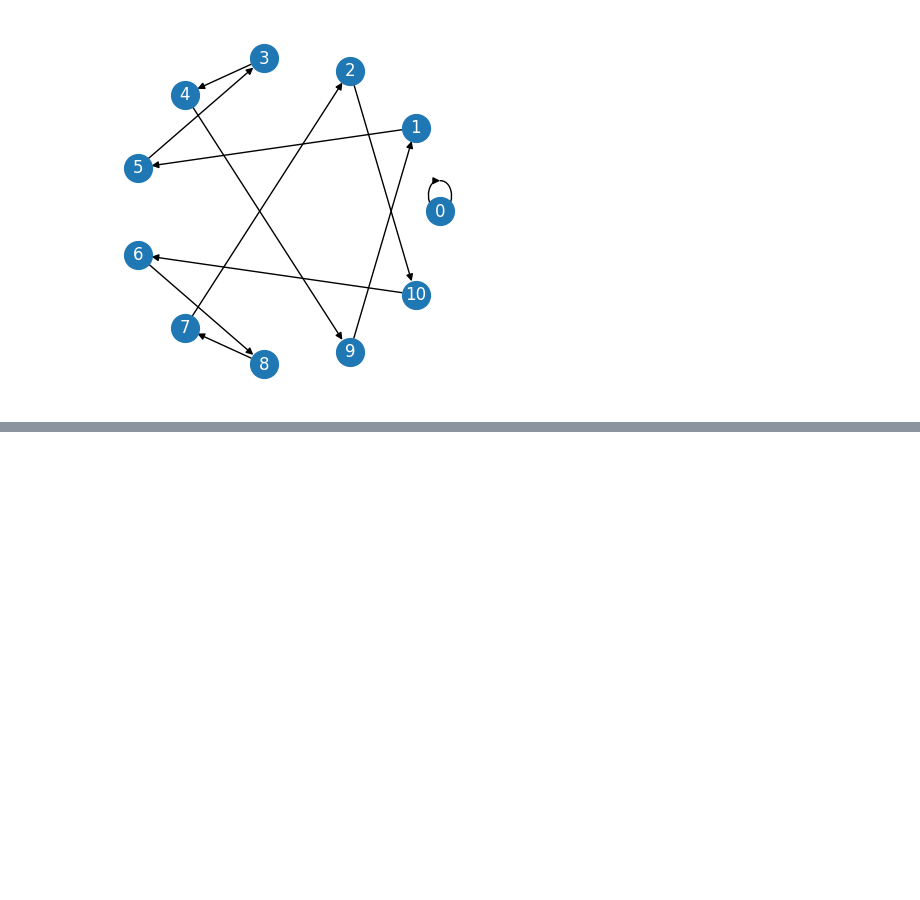
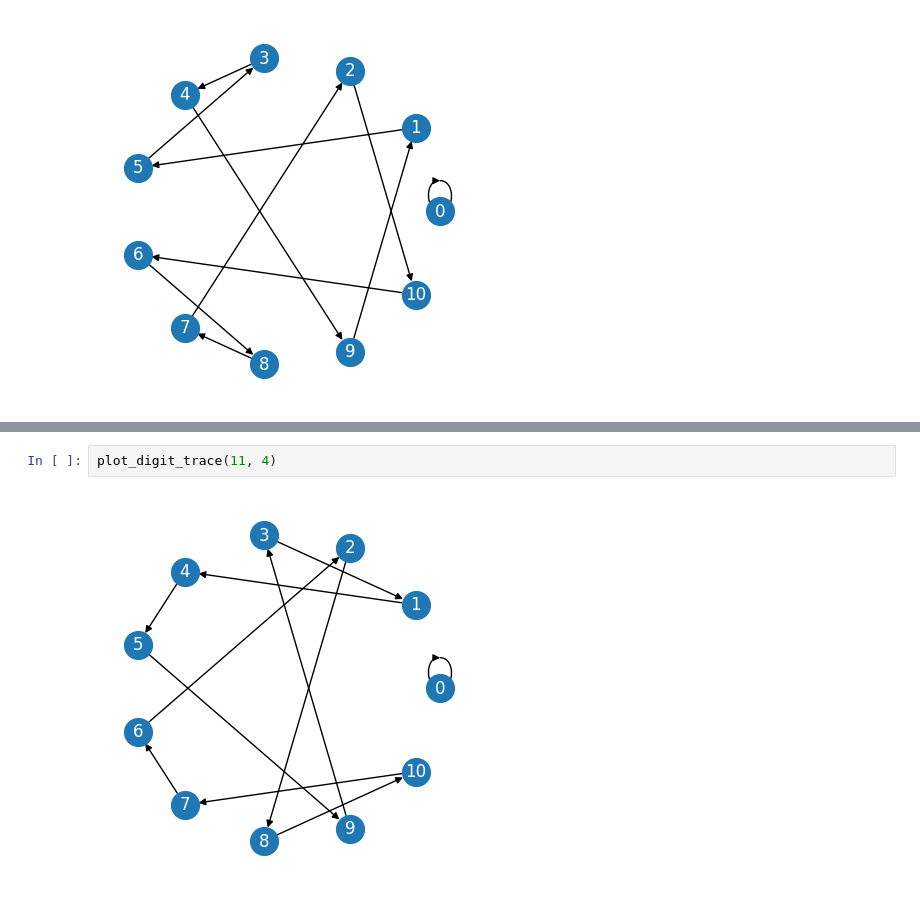
Before and after one commit to jelaiw/number-theory-class, a Jupyter notebook: fermats_little_theorem.ipynb, the cells around one changed output, grey strips where cells are left out. Cells and saved outputs as stored; diff of their text form; blank space fills up the shorter version.

```diff
--- a/fermats_little_theorem.ipynb
+++ b/fermats_little_theorem.ipynb
@@ -39,0 +44,4 @@ plot_digit_trace(11, 5)
+# %%
+plot_digit_trace(11, 4)
+# %% [output]
+[figure, added]
```
Also changed, not shown: parts of 1 cell of this notebook.
